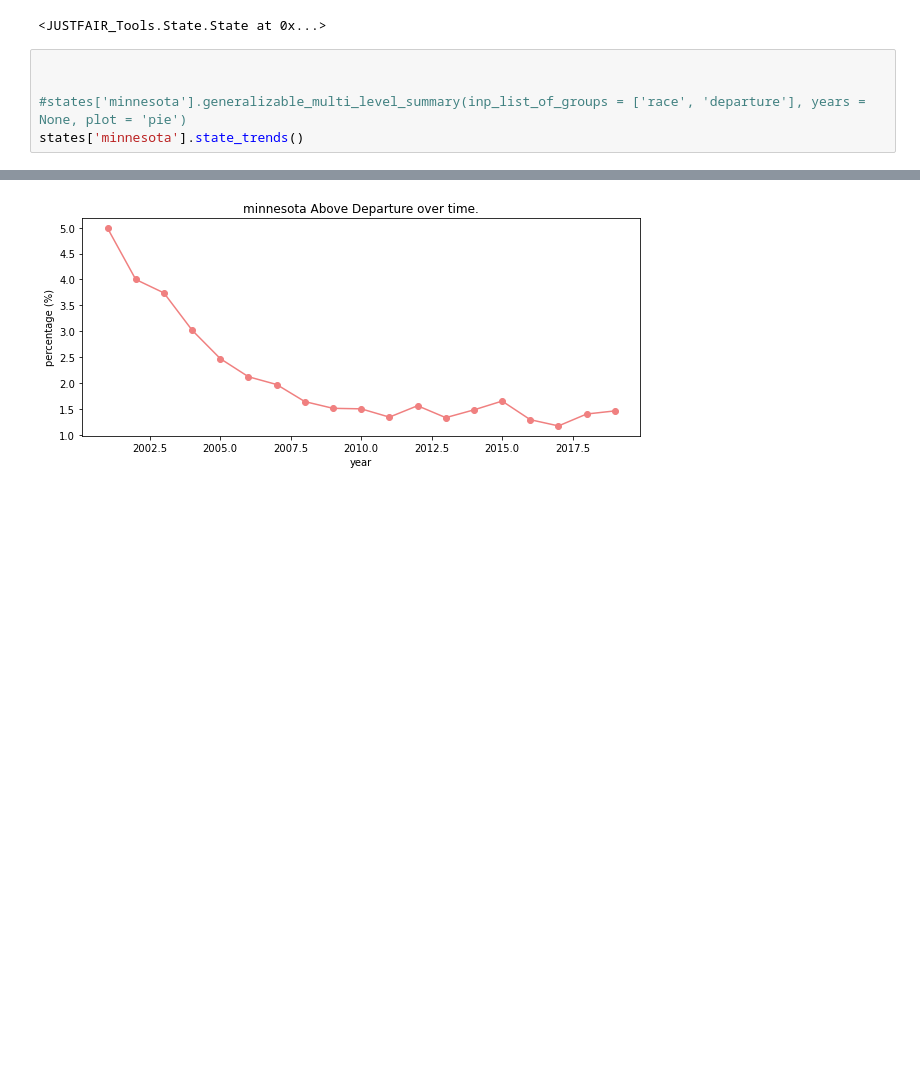
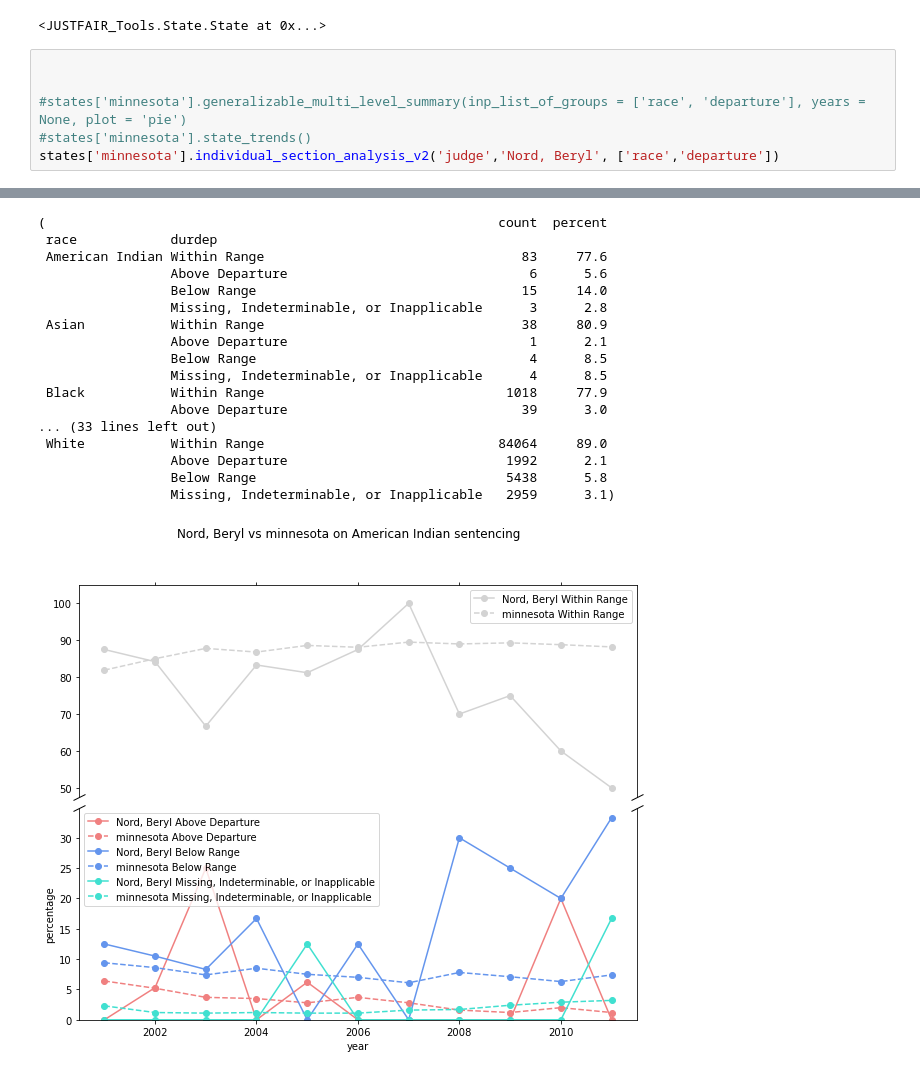
Before and after one commit to nitkiew2/QSIDE-JUSTFAIR-TOOLBOX, a Jupyter notebook: Package_testing.ipynb, the cells around one changed output, grey strips where cells are left out. Drawn from its saved outputs; the diff is of its cells as text; blank space fills up the shorter version.

Commit message:
finished individual_section_nalaysis v2!

```diff
--- a/Package_testing.ipynb
+++ b/Package_testing.ipynb
@@ -52,5 +52,6 @@ states['minnesota']
 
 
 #states['minnesota'].generalizable_multi_level_summary(inp_list_of_groups = ['race', 'departure'], years = None, plot = 'pie')
-states['minnesota'].state_trends()
+#states['minnesota'].state_trends()
+states['minnesota'].individual_section_analysis_v2('judge','Nord, Beryl', ['race','departure'])
 # %% [output]
@@ -57 +75,18 @@ states['minnesota'].state_trends()
+(                                                          count  percent
+ race            durdep
+ American Indian Within Range                                 83     77.6
+                 Above Departure                               6      5.6
+                 Below Range                                  15     14.0
+                 Missing, Indeterminable, or Inapplicable      3      2.8
+ Asian           Within Range                                 38     80.9
+                 Above Departure                               1      2.1
+                 Below Range                                   4      8.5
+                 Missing, Indeterminable, or Inapplicable      4      8.5
+ Black           Within Range                               1018     77.9
+                 Above Departure                              39      3.0
+... (33 lines left out)
+ White           Within Range                              84064     89.0
+                 Above Departure                            1992      2.1
+                 Below Range                                5438      5.8
+                 Missing, Indeterminable, or Inapplicable   2959      3.1)
-[figure, old version]
+[figure, new version]
```
Also changed, not shown: parts of 3 cells of this notebook, 2 other files.
